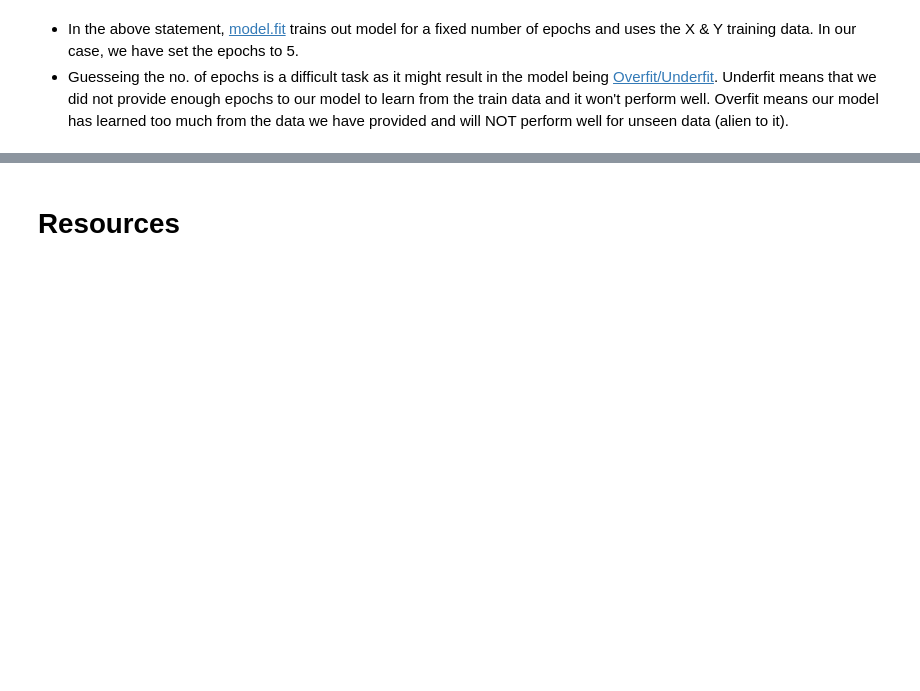
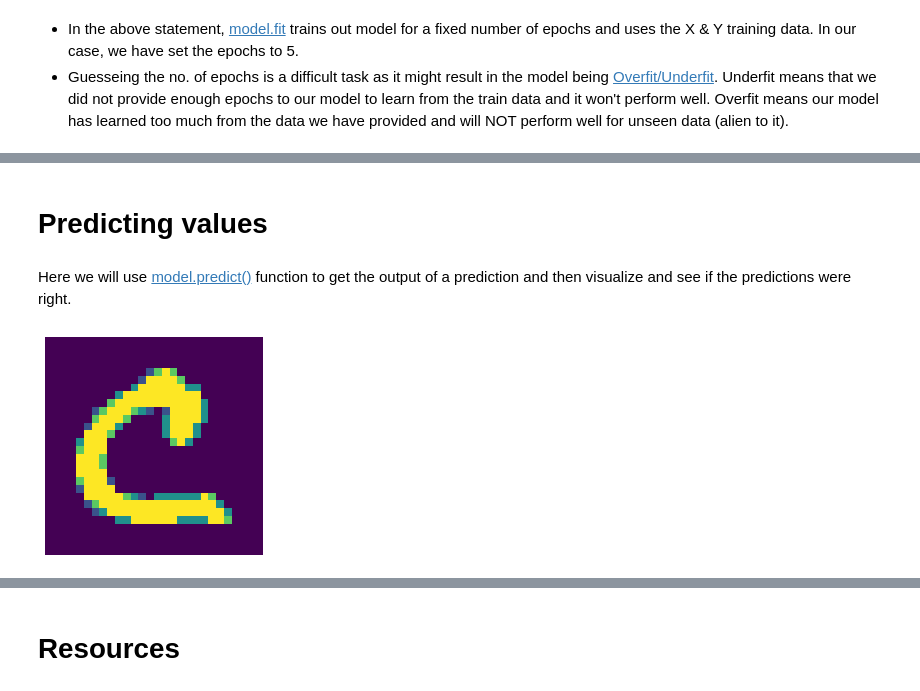
Before and after one commit to Kunnaal/Minor-Project, a Jupyter notebook: alphabet_recognition.ipynb, the cells around one changed output, grey strips where cells are left out. Cells and saved outputs as stored; diff of their text form; code cells hidden in the pictures; blank space fills up the shorter version.

Commit message:
Updated upto prediction

```diff
--- a/alphabet_recognition.ipynb
+++ b/alphabet_recognition.ipynb
@@ -246,0 +246,11 @@ As in above we can see that the test results are very much close to the training
+# %% [markdown]
+# Predicting values
+# %% [markdown]
+Here we will use [model.predict()](https://www.tensorflow.org/api_docs/python/tf/keras/Model#predict) function to get the output of a prediction and then visualize and see if the predictions were right.
+# %%
+# Displaying the random character
+plt.imshow((X_train_reshaped[:1])[0])
+plt.axis('off')
+plt.show()
+# %% [output]
+[figure, added]
```
Also changed, not shown: parts of 19 cells of this notebook.
